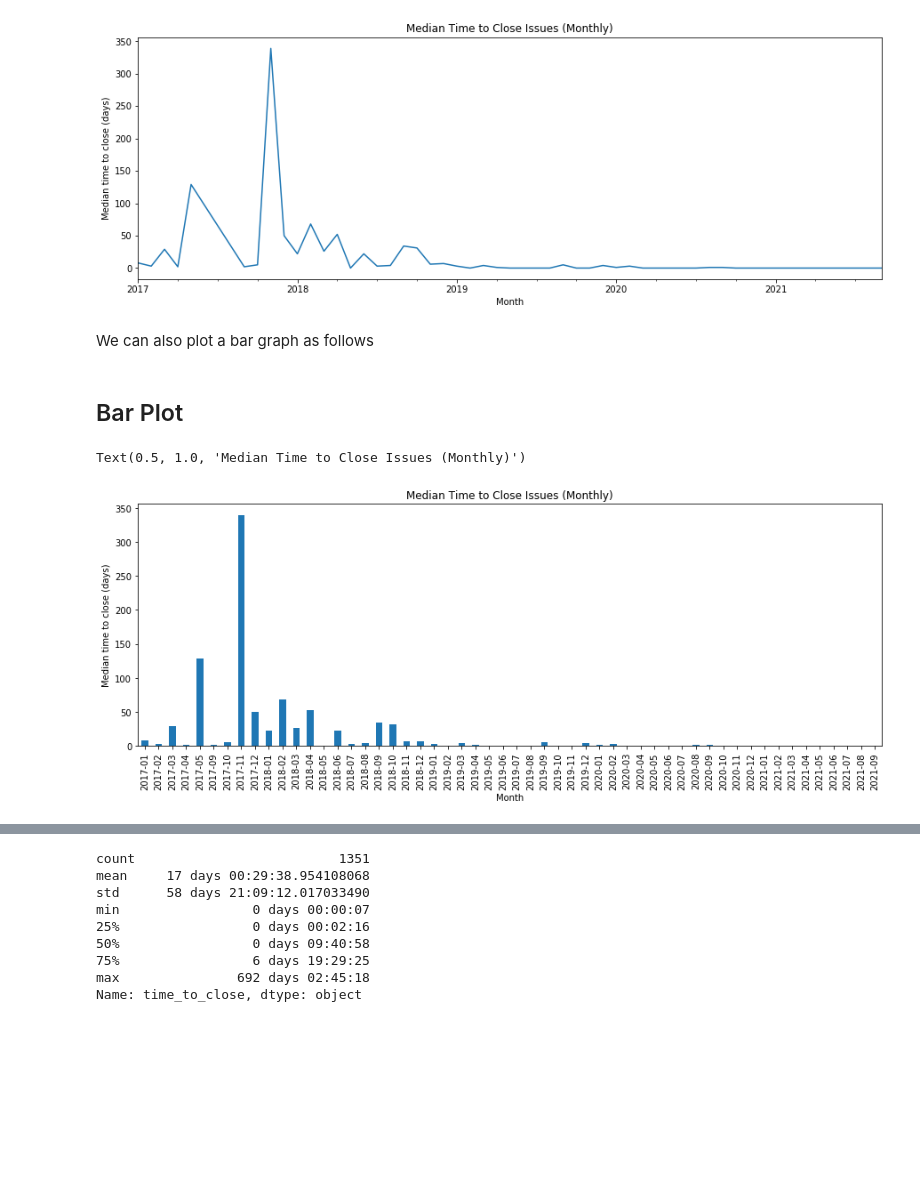
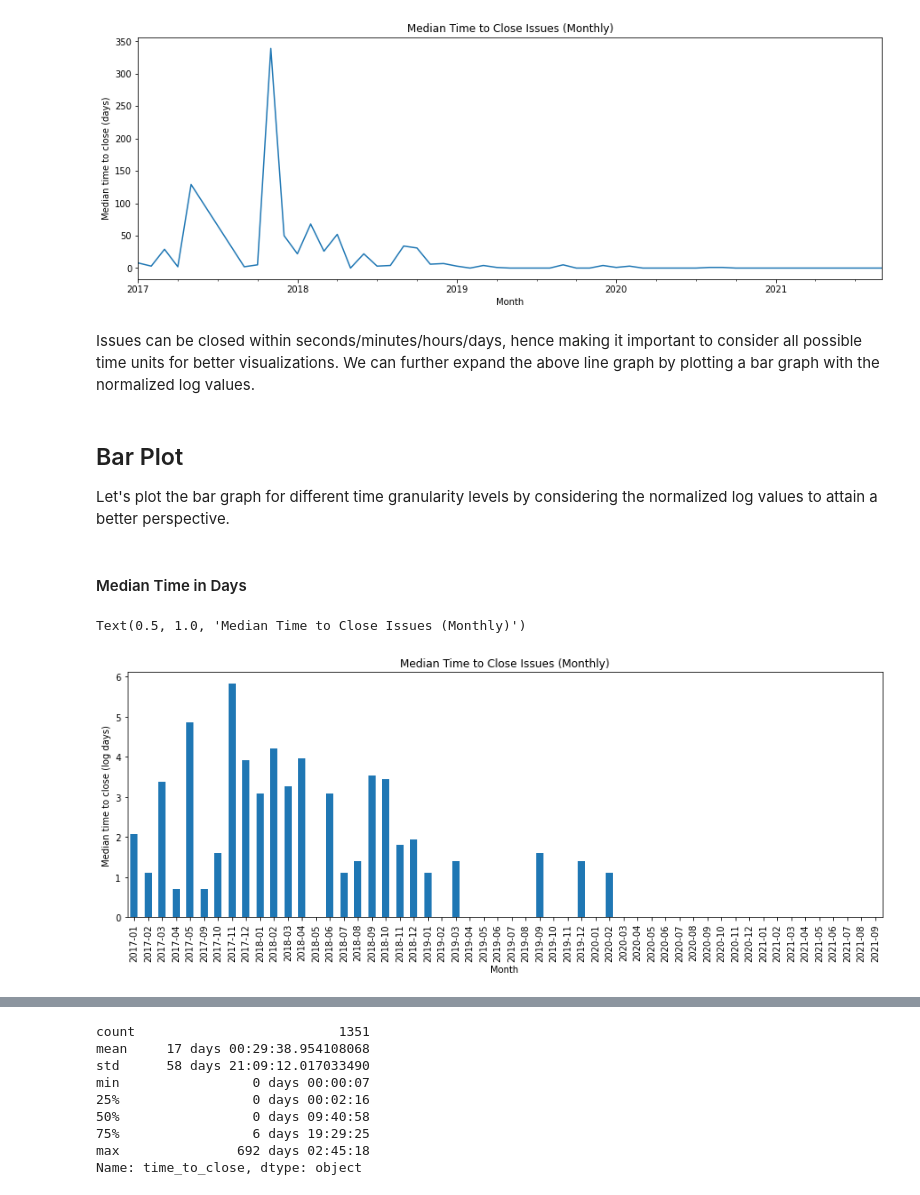
Before and after one commit to oss-aspen/Rappel, a Jupyter notebook: notebooks/performance/issues_performance.ipynb, the cells around one changed output, grey strips where cells are left out. Cells and saved outputs as stored; diff of their text form; code cells hidden in the pictures; blank space fills up the shorter version.

```diff
--- a/notebooks/performance/issues_performance.ipynb
+++ b/notebooks/performance/issues_performance.ipynb
@@ -160,2 +172,9 @@ We can visualize the trend in median time to close issues by month
 # %%
-df_issues_closed_monthly = df_issues_closed_monthly.astype('timedelta64[D]')
+# days
+df_issues_closed_monthly_days = df_issues_closed_monthly.astype('timedelta64[D]')
+# hours
+df_issues_closed_monthly_hours = df_issues_closed_monthly.astype('timedelta64[h]')
+# minutes
+df_issues_closed_monthly_minutes = df_issues_closed_monthly.astype('timedelta64[m]')
+# seconds
+df_issues_closed_monthly_seconds = df_issues_closed_monthly.astype('timedelta64[s]')
@@ -162,2 +183,7 @@ df_issues_closed_monthly = df_issues_closed_monthly.astype('timedelta64[D]')
+# %%
+df_issues_closed_monthly_days_norm = np.log(df_issues_closed_monthly_days)
+df_issues_closed_monthly_hours_norm = np.log(df_issues_closed_monthly_hours)
+df_issues_closed_monthly_minutes_norm = np.log(df_issues_closed_monthly_minutes)
+df_issues_closed_monthly_seconds_norm = np.log(df_issues_closed_monthly_seconds)
 # %% [markdown]
 ### Line Plot
@@ -169,15 +197,20 @@ plt.title("Median Time to Close Issues (Monthly)")
 plt.show()
 # %% [output]
 [figure]
-# %% [markdown]
-We can also plot a bar graph as follows
+# %% [markdown]
+Issues can be closed within seconds/minutes/hours/days, hence making it important to consider all possible time units for better visualizations. We can further expand the above line graph by plotting a bar graph with the normalized log values.
 # %% [markdown]
 ## Bar Plot
+
+Let's plot the bar graph for different time granularity levels by considering the normalized log values to attain a better perspective.
+# %% [markdown]
+#### Median Time in Days
 # %%
-df_issues_closed_monthly.plot.bar()
+# Plot the normalized log values
+df_issues_closed_monthly_days_norm.plot.bar()
 plt.xlabel("Month")
-plt.ylabel("Median time to close (days)")
+plt.ylabel("Median time to close (log days)")
 plt.title("Median Time to Close Issues (Monthly)")
 # %% [output]
 Text(0.5, 1.0, 'Median Time to Close Issues (Monthly)')
-[figure, old version]
+[figure, new version]
```
Also changed, not shown: parts of 45 cells of this notebook.
